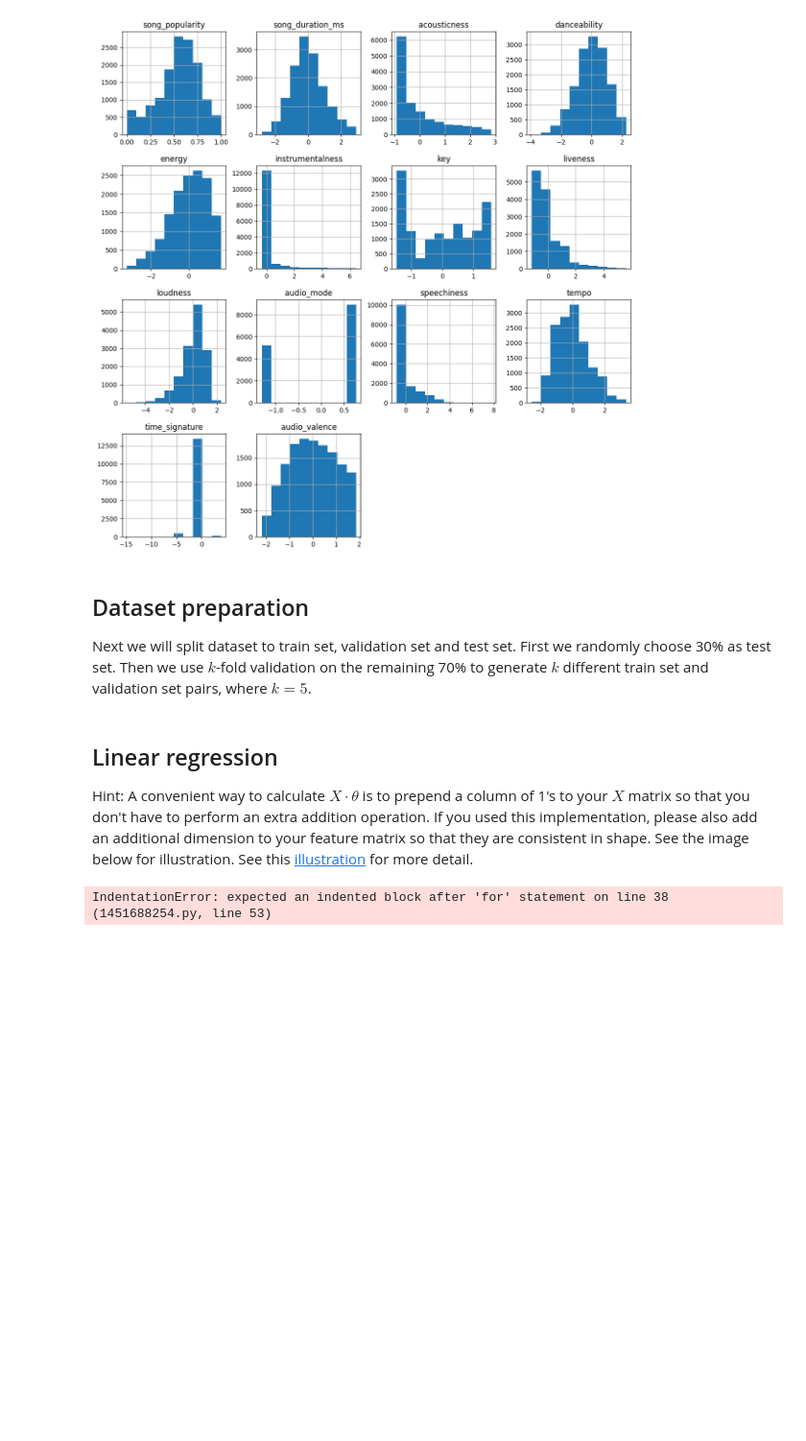
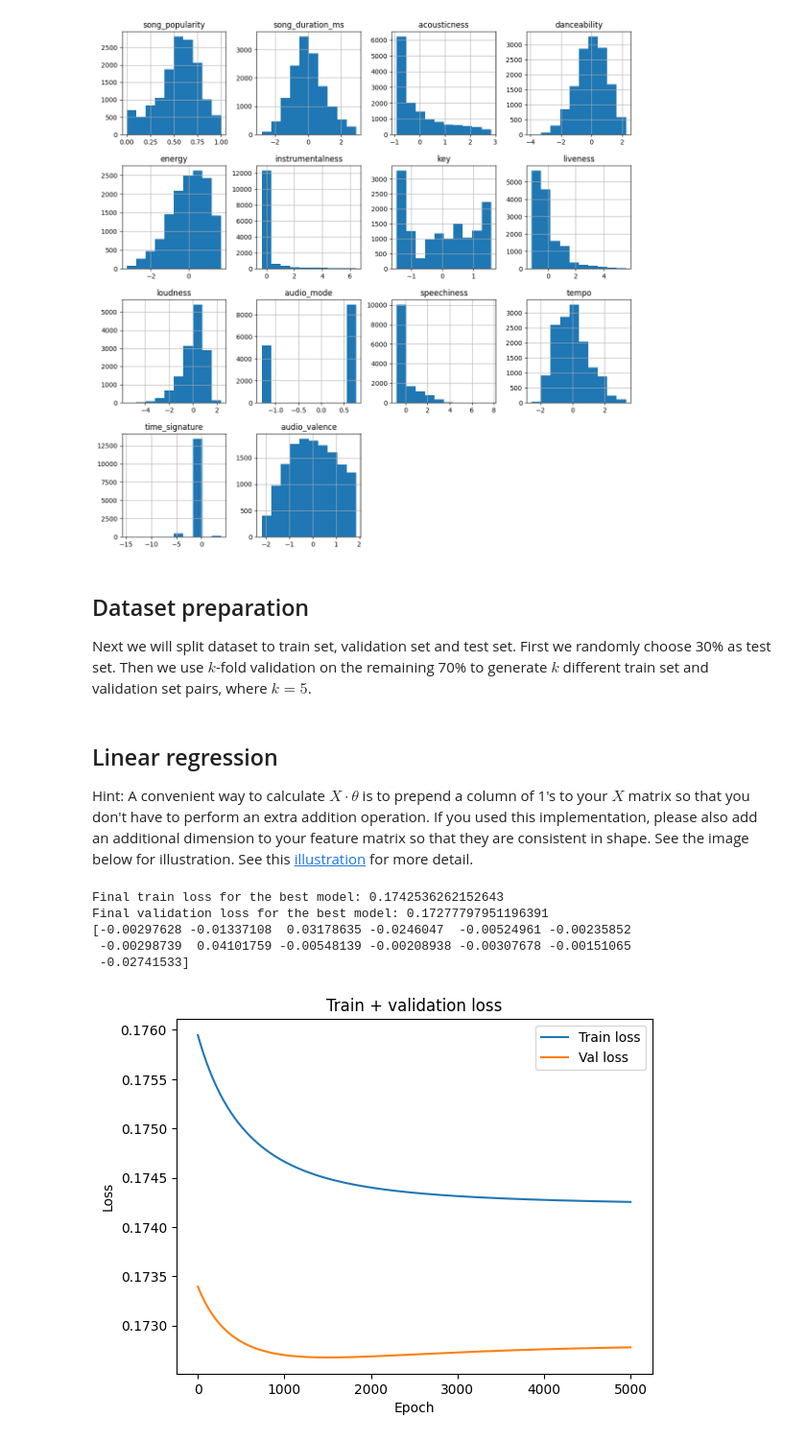
Before and after one commit to MichaelXiongZJ/UCSC_CSE144, a Jupyter notebook: Homeworks/CSE-144-Assignment-1-1/CSE-144-Assignment-1.ipynb, the cells around one changed output. Shown at 96% size. Cells and saved outputs as stored; diff of their text form; code cells hidden in the pictures; blank space fills up the shorter version.

```diff
--- a/Homeworks/CSE-144-Assignment-1-1/CSE-144-Assignment-1.ipynb
+++ b/Homeworks/CSE-144-Assignment-1-1/CSE-144-Assignment-1.ipynb
@@ -248,12 +248,9 @@ def MSE_loss(pred: np.ndarray, target: np.ndarray):
 
 def gradient(X: np.ndarray, y: np.ndarray, theta: np.ndarray):
     # ========== YOUR CODE STARTS HERE ==========
-
-    predictions = X.dot(theta)
-    error = predictions - y
-    grad = X.T.dot(error) / len(y)
+    error = X.dot(theta) - y
+    grad = X.T.dot(error) / len(y)  #or no need to transpose?
     return grad
-
     # ========== YOUR CODE ENDS HERE ============
 
 
@@ -269,46 +266,68 @@ loss_min = None
 
 for i in range(k):
     X_train, y_train, X_val, y_val = train_val_pairs[i]
-
     # Translate dataframe to numpy
     # ========== YOUR CODE STARTS HERE ==========
+    X_train = X_train.to_numpy()
+    y_train = y_train.to_numpy()
+    X_val = X_val.to_numpy()
+    y_val = y_val.to_numpy()
     # ========== YOUR CODE ENDS HERE ============
 
     # Initialize theta
     # ========== YOUR CODE STARTS HERE ==========
+    theta = np.zeros(X_train.shape[1])  #turn theta into a vector of zeros with length of number of features
     # ========== YOUR CODE ENDS HERE ============
 
     for epoch in range(num_epochs):
         # Compute loss, and save to train_loss_history and val_loss_history
         # ========== YOUR CODE STARTS HERE ==========
+        train_loss = MSE_loss(X_train.dot(theta), y_train)
+        val_loss = MSE_loss(X_val.dot(theta), y_val)
+        train_loss_history[i].append(train_loss)
+        val_loss_history[i].append(val_loss)
         # ========== YOUR CODE ENDS HERE ============
 
         # Update parameter
         # ========== YOUR CODE STARTS HERE ==========
+        grad = gradient(X_train, y_train, theta)
+        theta = theta - learning_rate * grad
         # ========== YOUR CODE ENDS HERE ============
 
 
     # Inference on validation set, and fine the best parameters. Save corresponding parameters and index in theta_min and  index_min
     # ========== YOUR CODE STARTS HERE ==========
+    if loss_min is None or val_loss_history[i][-1] < loss_min:
+        loss_min = val_loss_history[i][-1]
+        theta_min = theta
+        index_min = i
     # ========== YOUR CODE ENDS HERE ============
 
 
 print(f"Final train loss for the best model: {train_loss_history[index_min][-1]}")
 print(f"Final validation loss for the best model: {val_loss_history[index_min][-1]}")
 print(theta_min)
 
 plt.plot(np.arange(num_epochs), train_loss_history[index_min], label="Train loss")
 plt.plot(np.arange(num_epochs), val_loss_history[index_min], label="Val loss")
 plt.title("Train + validation loss")
 plt.xlabel("Epoch")
 plt.ylabel("Loss")
 plt.legend()
 plt.show()
 
 
 # Evaluate on test set
 # ========== YOUR CODE STARTS HERE ==========
+X_test = X_test.to_numpy()
+y_test = y_test.to_numpy()
+test_loss = MSE_loss(X_test.dot(theta_min), y_test)
 # ========== YOUR CODE ENDS HERE ============
 print(f"Test loss: {test_loss}")
 # %% [output]
-IndentationError: expected an indented block after 'for' statement on line 38 (1451688254.py, line 53)
+Final train loss for the best model: 0.1742536262152643
+Final validation loss for the best model: 0.17277797951196391
+[-0.00297628 -0.01337108  0.03178635 -0.0246047  -0.00524961 -0.00235852
+ -0.00298739  0.04101759 -0.00548139 -0.00208938 -0.00307678 -0.00151065
+ -0.02741533]
+[figure, added]
```
Also changed, not shown: parts of 3 cells of this notebook.
